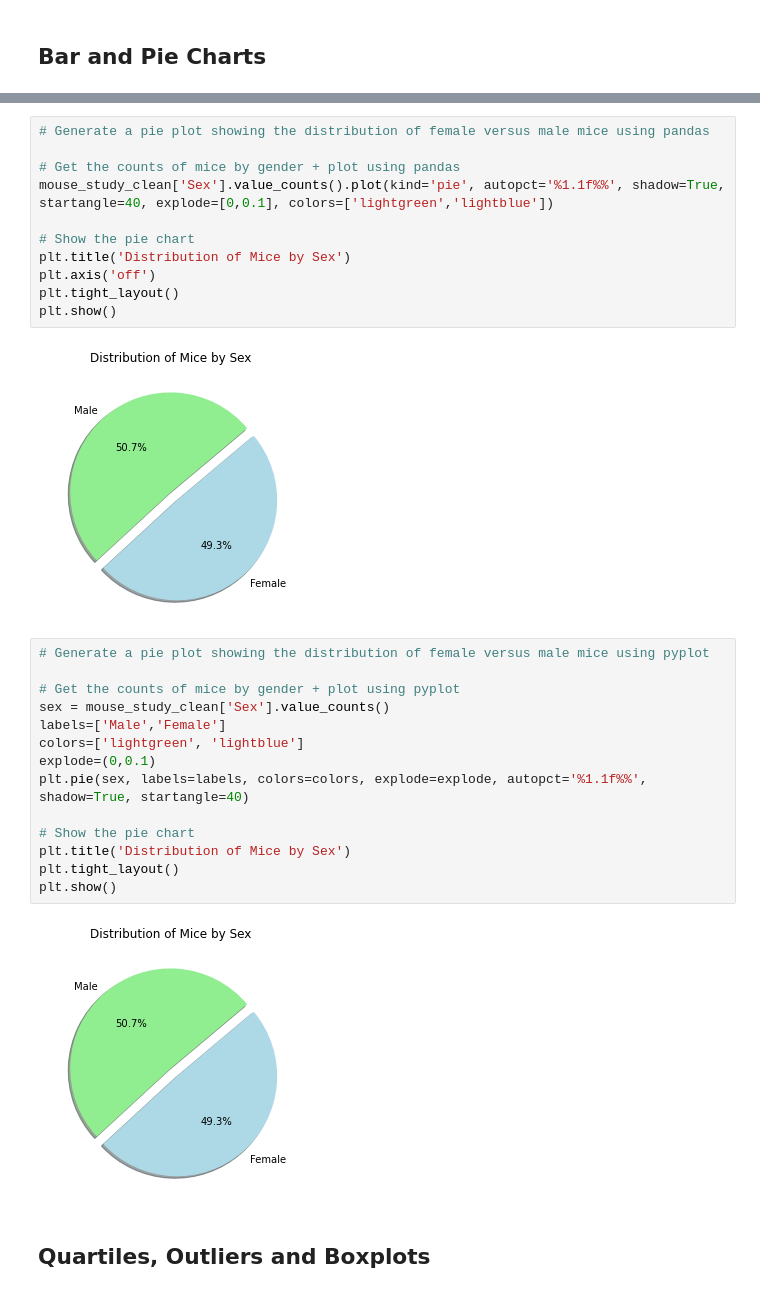
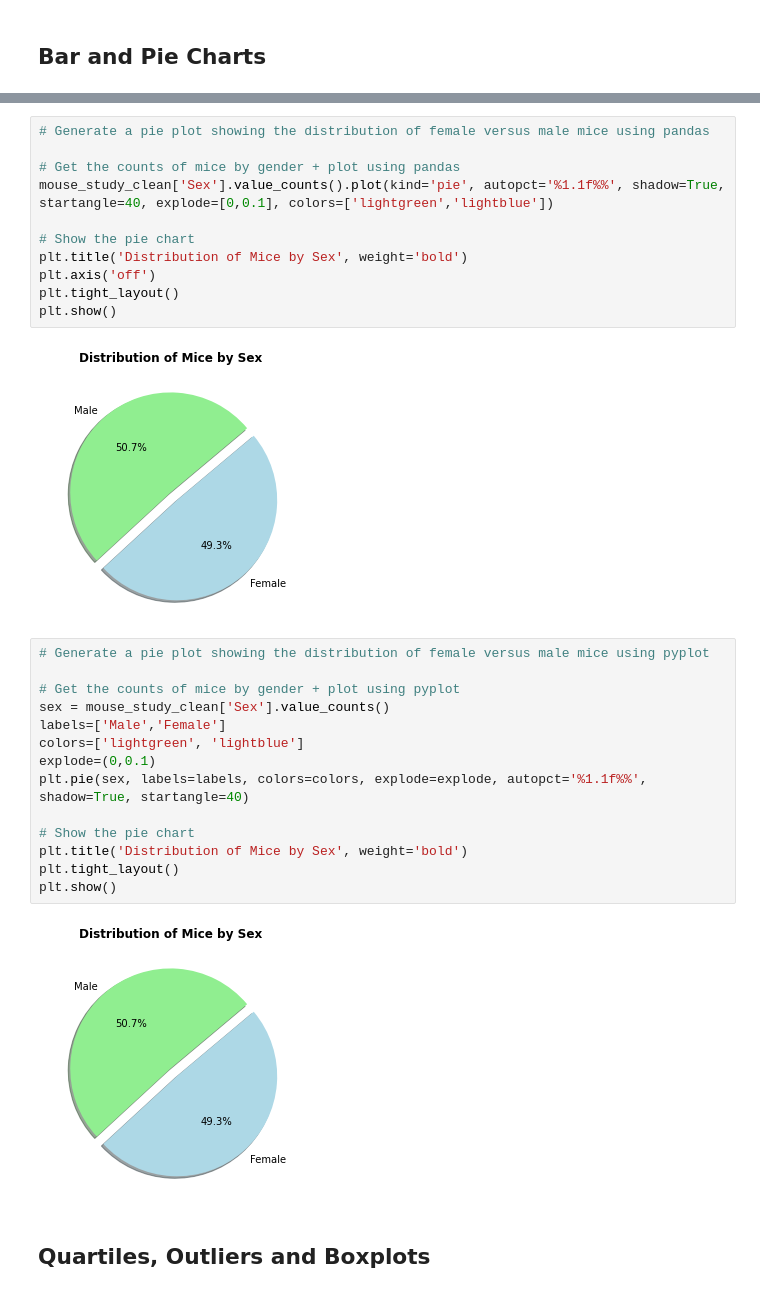
Before and after one commit to austin3216/matplotlib-challenge, a Jupyter notebook: pymaceuticals_starter.ipynb, the cells around one changed output, grey strips where cells are left out. Cells and saved outputs as stored; diff of their text form.

```diff
--- a/pymaceuticals_starter.ipynb
+++ b/pymaceuticals_starter.ipynb
@@ -190,16 +188,16 @@ plt.show()
 # %%
 # Generate a pie plot showing the distribution of female versus male mice using pandas
 
 # Get the counts of mice by gender + plot using pandas
 mouse_study_clean['Sex'].value_counts().plot(kind='pie', autopct='%1.1f%%', shadow=True, startangle=40, explode=[0,0.1], colors=['lightgreen','lightblue'])
 
 # Show the pie chart
-plt.title('Distribution of Mice by Sex')
+plt.title('Distribution of Mice by Sex', weight='bold')
 plt.axis('off')
 plt.tight_layout()
 plt.show()
 # %% [output]
-[figure, old version]
+[figure, new version]
 # %%
 # Generate a pie plot showing the distribution of female versus male mice using pyplot
 
@@ -211,11 +209,11 @@ explode=(0,0.1)
 plt.pie(sex, labels=labels, colors=colors, explode=explode, autopct='%1.1f%%', shadow=True, startangle=40)
 
 # Show the pie chart
-plt.title('Distribution of Mice by Sex')
+plt.title('Distribution of Mice by Sex', weight='bold')
 plt.tight_layout()
 plt.show()
 # %% [output]
-[figure, old version]
+[figure, new version]
 # %% [markdown]
 ## Quartiles, Outliers and Boxplots
 # %%
```
Also changed, not shown: parts of 8 cells of this notebook.
